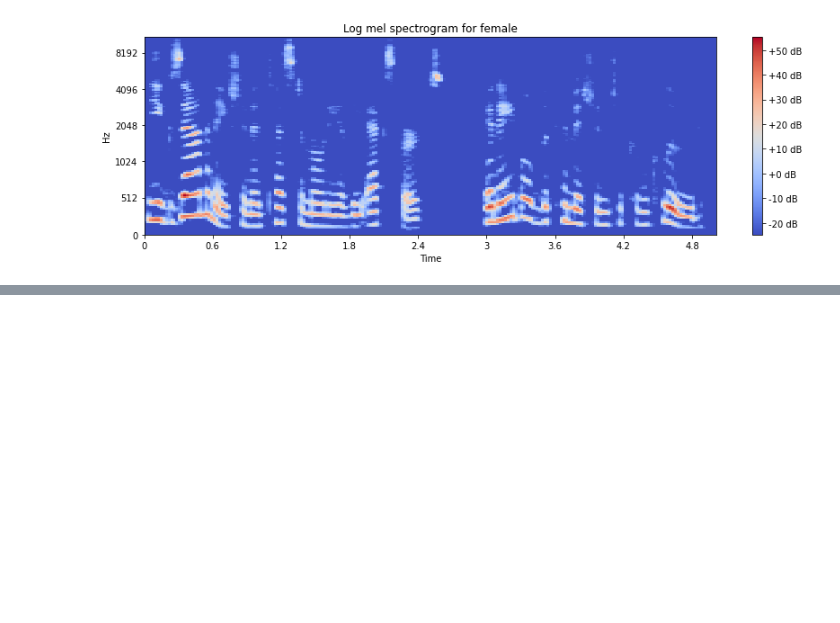
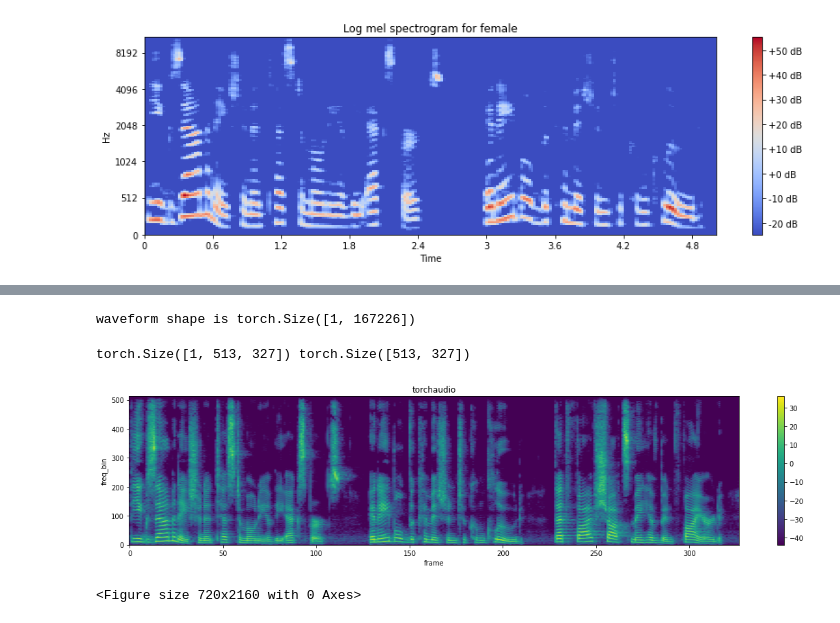
Before and after one commit to mehdihosseinimoghadam/Signal-Processing, a Jupyter notebook: Basics.ipynb, the cells around one changed output, grey strips where cells are left out. Drawn from its saved outputs; the diff is of its cells as text; code cells hidden in the pictures; blank space fills up the shorter version.

Commit message:
spectrogram and mel added

```diff
--- a/Basics.ipynb
+++ b/Basics.ipynb
@@ -217,0 +241,42 @@ plt.tight_layout()
+# %%
+def plot_spectrogram(spec, title=None, ylabel='freq_bin', aspect='auto', xmax=None):
+  fig, axs = plt.subplots(1, 1)
+  axs.set_title(title or 'Spectrogram (db)')
+  axs.set_ylabel(ylabel)
+  axs.set_xlabel('frame')
+  im = axs.imshow(librosa.power_to_db(spec), origin='lower', aspect=aspect)
+  if xmax:
+    axs.set_xlim((0, xmax))
+  fig.colorbar(im, ax=axs)
+  plt.figure(figsize=(10,30))
+  plt.show(block=False)
+# %%
+waveform, sample_rate = torchaudio.load("/content/LJ037-0171.wav")
+print(f"waveform shape is {waveform.shape}")
+# %% [output]
+waveform shape is torch.Size([1, 167226])
+# %%
+plt.rcParams["figure.figsize"] = (20,4)
+n_fft = 1024
+win_length = None
+hop_length = 512
+
+# define transformation
+spectrogram = T.Spectrogram(
+    n_fft=n_fft,
+    win_length=win_length,
+    hop_length=hop_length,
+    center=True,
+    pad_mode="reflect",
+    power=2.0,
+)
+# Perform transformation
+spec = spectrogram(waveform)
+
+print(spec.shape, spec[0].shape)
+plot_spectrogram(spec[0], title='torchaudio')
+ipd.Audio("/content/LJ037-0171.wav")
+# %% [output]
+torch.Size([1, 513, 327]) torch.Size([513, 327])
+[figure, added]
+<Figure size 720x2160 with 0 Axes>
```
Also changed, not shown: parts of 8 cells of this notebook.
